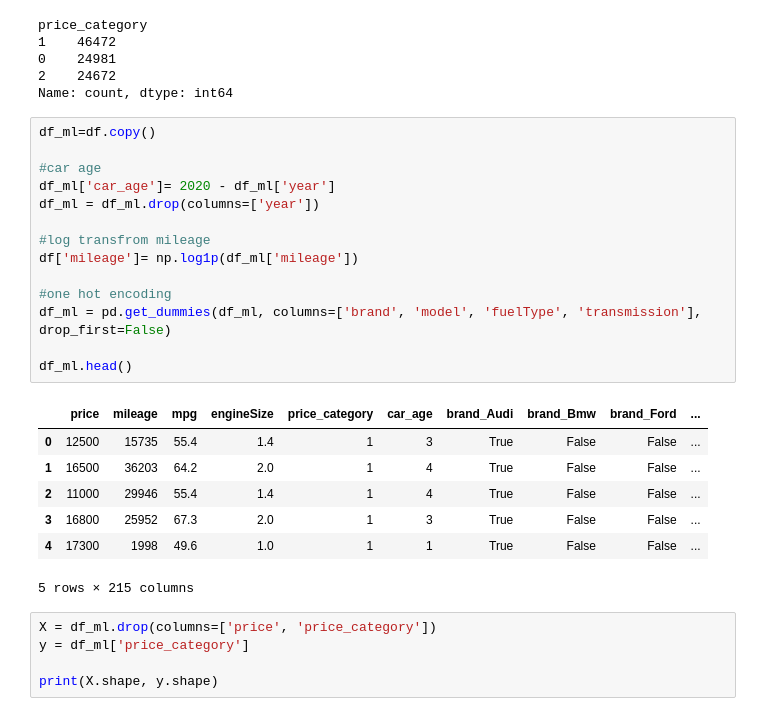
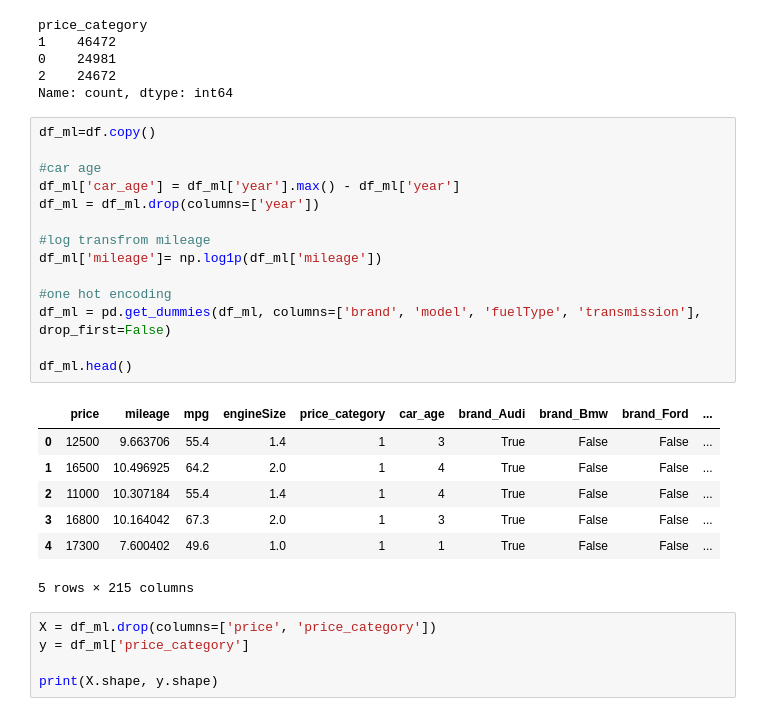
Before and after one commit to ErinaTernava/AutoValue, a Jupyter notebook: notebooks/neural_networks.ipynb, the cells around one changed output. Drawn from its saved outputs; the diff is of its cells as text.

```diff
--- a/notebooks/neural_networks.ipynb
+++ b/notebooks/neural_networks.ipynb
@@ -45,24 +46,24 @@ Name: count, dtype: int64
 # %%
 df_ml=df.copy()
 
 #car age
-df_ml['car_age']= 2020 - df_ml['year']
+df_ml['car_age'] = df_ml['year'].max() - df_ml['year']
 df_ml = df_ml.drop(columns=['year'])
 
 #log transfrom mileage
-df['mileage']= np.log1p(df_ml['mileage'])
+df_ml['mileage']= np.log1p(df_ml['mileage'])
 
 #one hot encoding
 df_ml = pd.get_dummies(df_ml, columns=['brand', 'model', 'fuelType', 'transmission'], drop_first=False)
 
 df_ml.head()
 # %% [output]
 |  | price | mileage | mpg | engineSize | price_category | car_age | brand_Audi | brand_Bmw | brand_Ford | ... |
-| 0 | 12500 | 15735 | 55.4 | 1.4 | 1 | 3 | True | False | False | ... |
-| 1 | 16500 | 36203 | 64.2 | 2.0 | 1 | 4 | True | False | False | ... |
-| 2 | 11000 | 29946 | 55.4 | 1.4 | 1 | 4 | True | False | False | ... |
-| 3 | 16800 | 25952 | 67.3 | 2.0 | 1 | 3 | True | False | False | ... |
-| 4 | 17300 | 1998 | 49.6 | 1.0 | 1 | 1 | True | False | False | ... |
+| 0 | 12500 | 9.663706 | 55.4 | 1.4 | 1 | 3 | True | False | False | ... |
+| 1 | 16500 | 10.496925 | 64.2 | 2.0 | 1 | 4 | True | False | False | ... |
+| 2 | 11000 | 10.307184 | 55.4 | 1.4 | 1 | 4 | True | False | False | ... |
+| 3 | 16800 | 10.164042 | 67.3 | 2.0 | 1 | 3 | True | False | False | ... |
+| 4 | 17300 | 7.600402 | 49.6 | 1.0 | 1 | 1 | True | False | False | ... |
 5 rows × 215 columns
 # %%
 X = df_ml.drop(columns=['price', 'price_category'])
```
Also changed, not shown: parts of 14 cells of this notebook.
